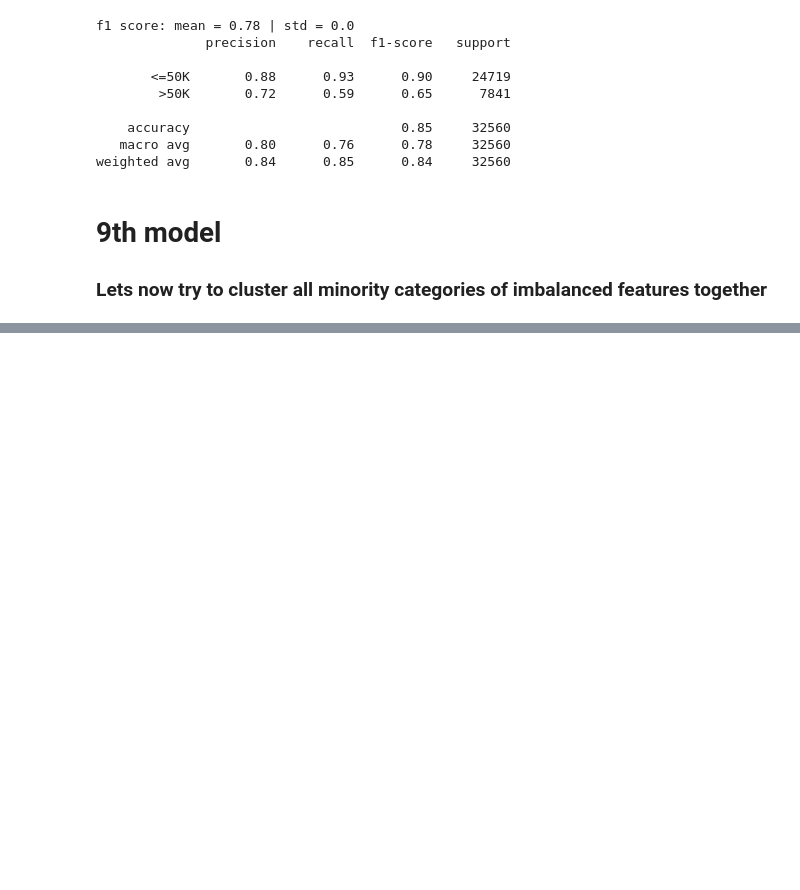
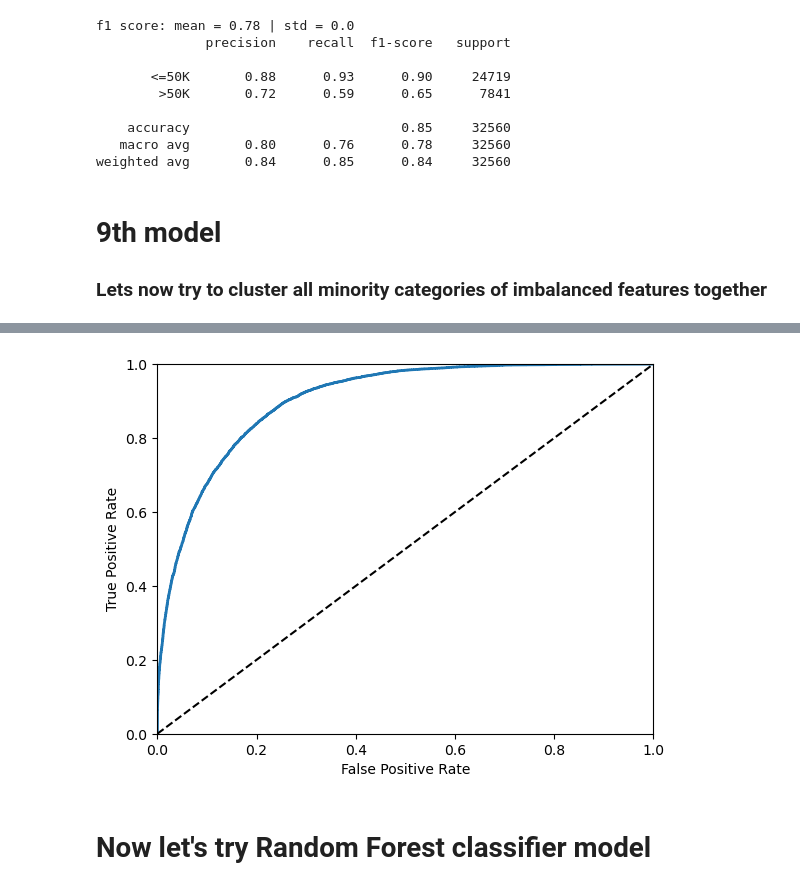
Before and after one commit to nadiia-duiunova/Adults_pet_project, a Jupyter notebook: Logistic regression.ipynb, the cells around one changed output, grey strips where cells are left out. Cells and saved outputs as stored; diff of their text form; code cells hidden in the pictures; blank space fills up the shorter version.

```diff
--- a/Logistic regression.ipynb
+++ b/Logistic regression.ipynb
@@ -817,0 +921,7 @@ weighted avg       0.85      0.85      0.85     32560
+# %%
+plot_roc_curve(fpr_lg, tpr_lg)
+plt.show()
+# %% [output]
+[figure, added]
+# %% [markdown]
+# Now let's try Random Forest classifier model
```
Also changed, not shown: parts of 34 cells of this notebook.
